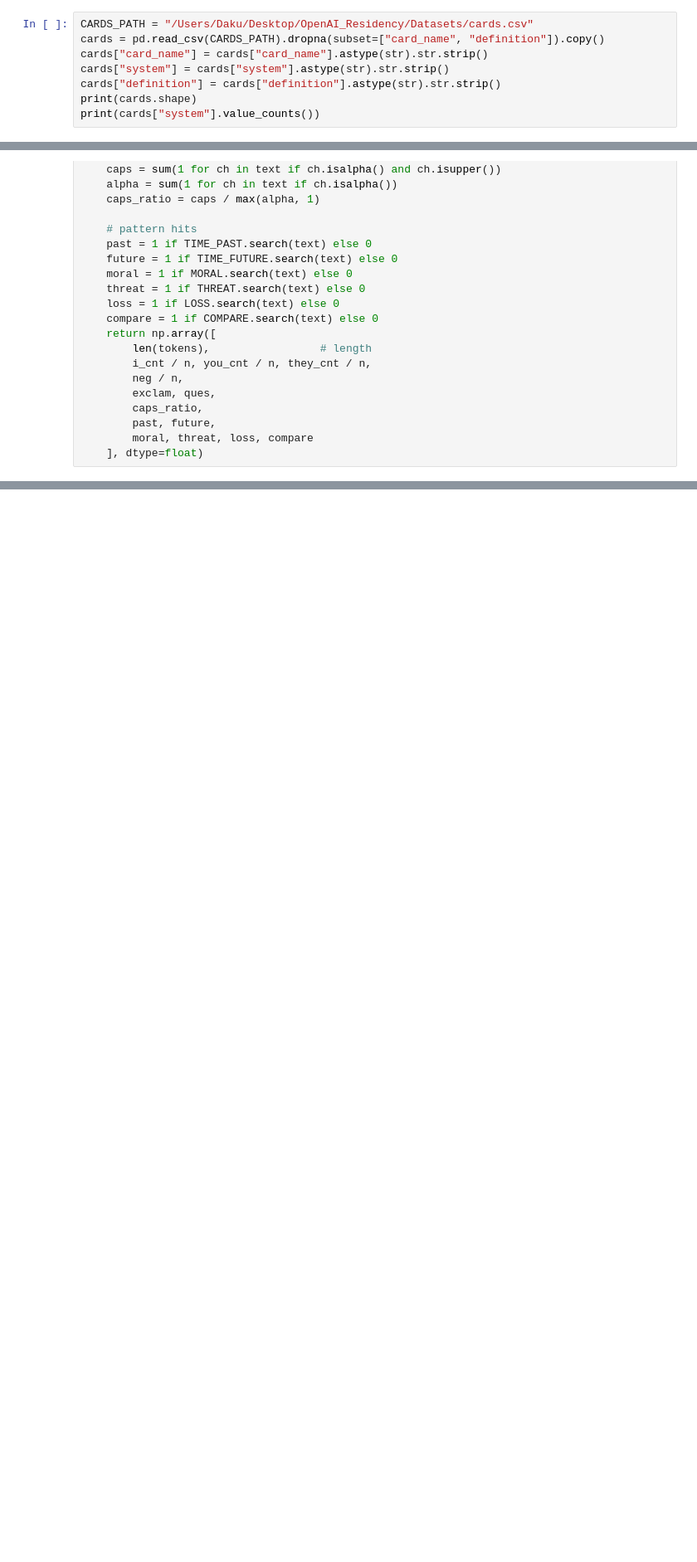
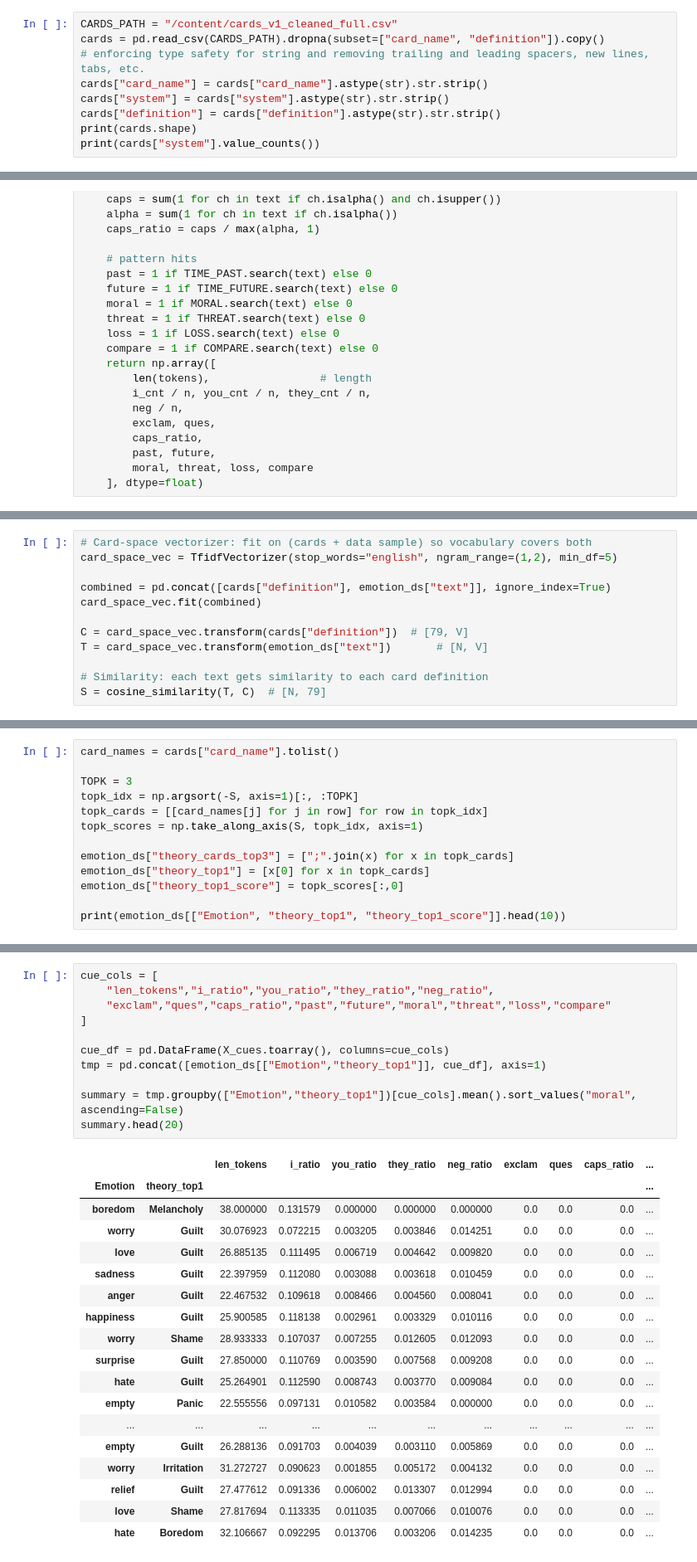
Before and after one commit to mjoshyam/applications-portfolio, a Jupyter notebook: emotion_dataset_persona_builder.ipynb, the cells around one changed output, grey strips where cells are left out. Shown at 83% size. Drawn from its saved outputs; the diff is of its cells as text; blank space fills up the shorter version.

```diff
--- a/emotion_dataset_persona_builder.ipynb
+++ b/emotion_dataset_persona_builder.ipynb
@@ -41,6 +58,7 @@ print(df["Emotion"].value_counts().head(10))
 # %%
-CARDS_PATH = "/Users/Daku/Desktop/OpenAI_Residency/Datasets/cards.csv"
+CARDS_PATH = "/content/cards_v1_cleaned_full.csv"
 cards = pd.read_csv(CARDS_PATH).dropna(subset=["card_name", "definition"]).copy()
+# enforcing type safety for string and removing trailing and leading spacers, new lines, tabs, etc.
 cards["card_name"] = cards["card_name"].astype(str).str.strip()
 cards["system"] = cards["system"].astype(str).str.strip()
 cards["definition"] = cards["definition"].astype(str).str.strip()
@@ -237,0 +191,12 @@ persona_reports[0]["top_theory_cards"], persona_reports[0]["examples"][:1]
+# %%
+# Card-space vectorizer: fit on (cards + data sample) so vocabulary covers both
+card_space_vec = TfidfVectorizer(stop_words="english", ngram_range=(1,2), min_df=5)
+
+combined = pd.concat([cards["definition"], emotion_ds["text"]], ignore_index=True)
+card_space_vec.fit(combined)
+
+C = card_space_vec.transform(cards["definition"])  # [79, V]
+T = card_space_vec.transform(emotion_ds["text"])       # [N, V]
+
+# Similarity: each text gets similarity to each card definition
+S = cosine_similarity(T, C)  # [N, 79]
@@ -237,0 +209,13 @@ persona_reports[0]["top_theory_cards"], persona_reports[0]["examples"][:1]
+# %%
+card_names = cards["card_name"].tolist()
+
+TOPK = 3
+topk_idx = np.argsort(-S, axis=1)[:, :TOPK]
+topk_cards = [[card_names[j] for j in row] for row in topk_idx]
+topk_scores = np.take_along_axis(S, topk_idx, axis=1)
+
+emotion_ds["theory_cards_top3"] = [";".join(x) for x in topk_cards]
+emotion_ds["theory_top1"] = [x[0] for x in topk_cards]
+emotion_ds["theory_top1_score"] = topk_scores[:,0]
+
+print(emotion_ds[["Emotion", "theory_top1", "theory_top1_score"]].head(10))
@@ -237,0 +242,30 @@ persona_reports[0]["top_theory_cards"], persona_reports[0]["examples"][:1]
+# %%
+cue_cols = [
+    "len_tokens","i_ratio","you_ratio","they_ratio","neg_ratio",
+    "exclam","ques","caps_ratio","past","future","moral","threat","loss","compare"
+]
+
+cue_df = pd.DataFrame(X_cues.toarray(), columns=cue_cols)
+tmp = pd.concat([emotion_ds[["Emotion","theory_top1"]], cue_df], axis=1)
+
+summary = tmp.groupby(["Emotion","theory_top1"])[cue_cols].mean().sort_values("moral", ascending=False)
+summary.head(20)
+# %% [output]
+|  |  | len_tokens | i_ratio | you_ratio | they_ratio | neg_ratio | exclam | ques | caps_ratio | ... |
+| Emotion | theory_top1 |  |  |  |  |  |  |  |  | ... |
+| boredom | Melancholy | 38.000000 | 0.131579 | 0.000000 | 0.000000 | 0.000000 | 0.0 | 0.0 | 0.0 | ... |
+| worry | Guilt | 30.076923 | 0.072215 | 0.003205 | 0.003846 | 0.014251 | 0.0 | 0.0 | 0.0 | ... |
+| love | Guilt | 26.885135 | 0.111495 | 0.006719 | 0.004642 | 0.009820 | 0.0 | 0.0 | 0.0 | ... |
+| sadness | Guilt | 22.397959 | 0.112080 | 0.003088 | 0.003618 | 0.010459 | 0.0 | 0.0 | 0.0 | ... |
+| anger | Guilt | 22.467532 | 0.109618 | 0.008466 | 0.004560 | 0.008041 | 0.0 | 0.0 | 0.0 | ... |
+| happiness | Guilt | 25.900585 | 0.118138 | 0.002961 | 0.003329 | 0.010116 | 0.0 | 0.0 | 0.0 | ... |
+| worry | Shame | 28.933333 | 0.107037 | 0.007255 | 0.012605 | 0.012093 | 0.0 | 0.0 | 0.0 | ... |
+| surprise | Guilt | 27.850000 | 0.110769 | 0.003590 | 0.007568 | 0.009208 | 0.0 | 0.0 | 0.0 | ... |
+| hate | Guilt | 25.264901 | 0.112590 | 0.008743 | 0.003770 | 0.009084 | 0.0 | 0.0 | 0.0 | ... |
+| empty | Panic | 22.555556 | 0.097131 | 0.010582 | 0.003584 | 0.000000 | 0.0 | 0.0 | 0.0 | ... |
+| ... | ... | ... | ... | ... | ... | ... | ... | ... | ... | ... |
+| empty | Guilt | 26.288136 | 0.091703 | 0.004039 | 0.003110 | 0.005869 | 0.0 | 0.0 | 0.0 | ... |
+| worry | Irritation | 31.272727 | 0.090623 | 0.001855 | 0.005172 | 0.004132 | 0.0 | 0.0 | 0.0 | ... |
+| relief | Guilt | 27.477612 | 0.091336 | 0.006002 | 0.013307 | 0.012994 | 0.0 | 0.0 | 0.0 | ... |
+| love | Shame | 27.817694 | 0.113335 | 0.011035 | 0.007066 | 0.010076 | 0.0 | 0.0 | 0.0 | ... |
+| hate | Boredom | 32.106667 | 0.092295 | 0.013706 | 0.003206 | 0.014235 | 0.0 | 0.0 | 0.0 | ... |
```
Also changed, not shown: parts of 71 cells of this notebook.
